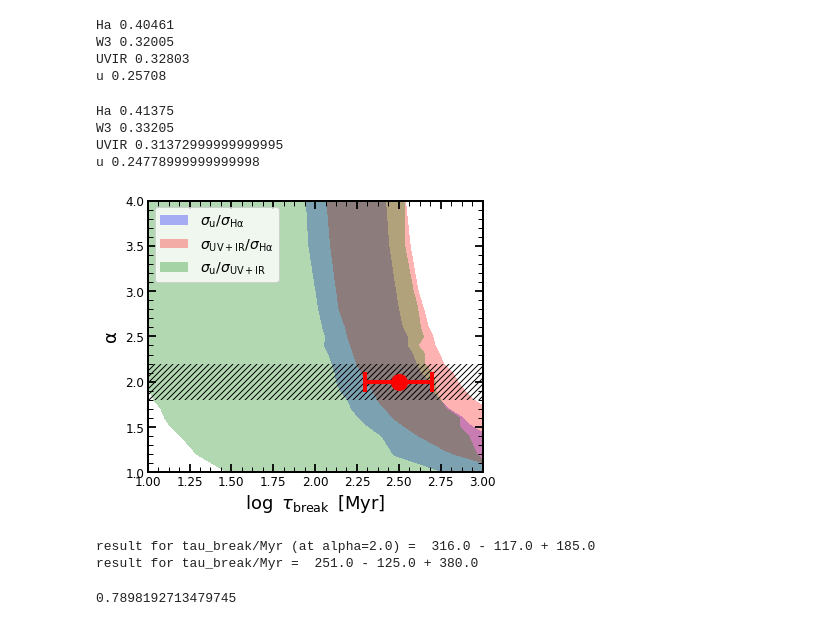
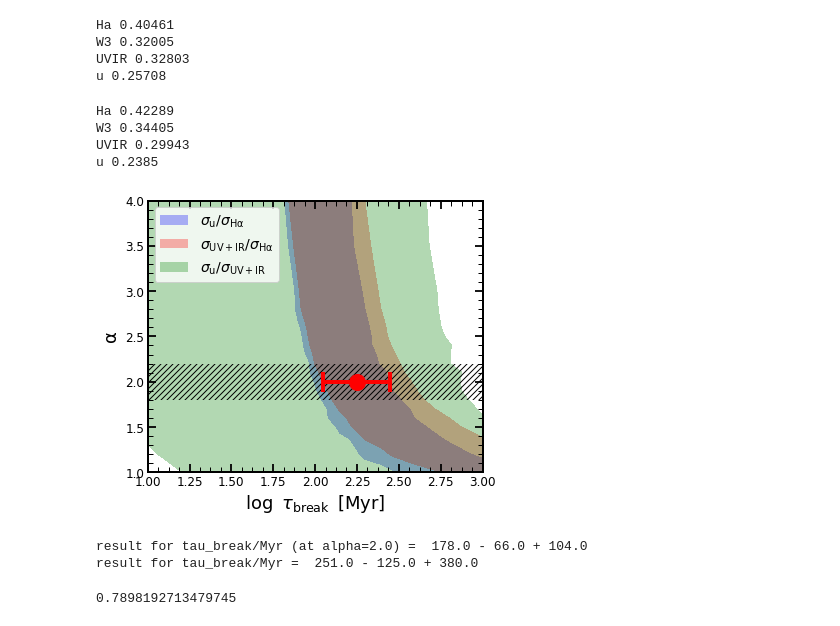
Before and after one commit to stacchella/variability_SFHs, a Jupyter notebook: notebooks/PSD_Analysis.ipynb, the cells around one changed output. Drawn from its saved outputs; the diff is of its cells as text; code cells hidden in the pictures.

```diff
--- a/notebooks/PSD_Analysis.ipynb
+++ b/notebooks/PSD_Analysis.ipynb
@@ -1395,10 +1396,10 @@ u 0.25708
 X, Y = np.meshgrid(np.log10(list_of_tau), list_of_slopes[2:])
 
 def draw_region(axes, scatter_mat, scatter_obs, color_in):
-    delta_err = 0.05
+    delta_err = 1.07
     obs_bias = 0.0
     level1 = [scatter_obs-obs_bias]
-    level2 = [scatter_obs-obs_bias-delta_err, scatter_obs-obs_bias+delta_err]
+    level2 = [1.0/delta_err*(scatter_obs-obs_bias), delta_err*(scatter_obs-obs_bias)]
     #axes.contourf(X, Y, scatter_mat[2:, :], level1, alpha=0.6, colors=color_in, linewidths=20)
     axes.contourf(X, Y, scatter_mat[2:, :], level2, alpha=alpha_fig, colors=color_in, linewidths=1)
 
@@ -1406,45 +1407,45 @@ def draw_region(axes, scatter_mat, scatter_obs, color_in):
 color_list = ['blue', 'red', 'green']
 name_list = [r"$\sigma_{\rm u}/\sigma_{\rm H\alpha}$", r"$\sigma_{\rm UV+IR}/\sigma_{\rm H\alpha}$", r"$\sigma_{\rm u}/\sigma_{\rm UV+IR}$", r"$\sigma_{\rm W3}/\sigma_{\rm H\alpha}$"]
 alpha_fig = 0.3
 
 fig, ax = plt.subplots(nrows=1, ncols=1, figsize=(6.0, 5.0))
 
-idx_M = (table_obs['mass'] > 10.0)
+idx_M = (table_obs['mass'] > 10.0) & (table_obs['mass'] < 10.5)
 
 print 'Ha', np.mean(table_obs[idx_M]['Halpha'])
 print 'W3', np.mean(table_obs[idx_M]['W3'])
 print 'UVIR', np.mean(table_obs[idx_M]['UVIR'])
 print 'u', np.mean(table_obs[idx_M]['u'])
 
 draw_region(ax, sigma_mat_u/sigma_mat_Ha, np.mean(table_obs[idx_M]['u'])/np.mean(table_obs[idx_M]['Halpha']), color_list[0])
 draw_region(ax, sigma_mat_UVIR/sigma_mat_Ha, np.mean(table_obs[idx_M]['UVIR'])/np.mean(table_obs[idx_M]['Halpha']), color_list[1])
 draw_region(ax, sigma_mat_u/sigma_mat_UVIR, np.mean(table_obs[idx_M]['u'])/np.mean(table_obs[idx_M]['UVIR']), color_list[2])
 #draw_region(ax, sigma_mat_W3/sigma_mat_Ha, np.mean(table_obs[idx_M]['W3'])/np.mean(table_obs[idx_M]['Halpha']), color_list[3])
 
 
 ax.fill_between([1.0, 3.0], [1.8, 1.8], [2.2, 2.2], facecolor="none", hatch="////", edgecolor="white", linewidth=0.0, zorder=8)
 
-ax.errorbar(2.5, 2.0, xerr=0.2, fmt='o', color='red', zorder=20, lw=4, ms=16, capsize=10, capthick=4)
+ax.errorbar(2.25, 2.0, xerr=0.2, fmt='o', color='red', zorder=20, lw=4, ms=16, capsize=10, capthick=4)
 
 proxy = [plt.Rectangle((0,0),1,1,fc = pc, alpha=alpha_fig) for pc in color_list]
 ax.legend(proxy, name_list, fontsize=14, loc='upper left')
 
 ax.set_xlabel(r'$\log\/\/\/\tau_{\rm break}\/\/\/[\mathrm{Myr}]$', fontsize=18)
 ax.set_ylabel(r'$\mathrm{\alpha}$', fontsize=18)
 
 plt.savefig(path_figures + 'comparison_observations.pdf', bbox_inches='tight')
 plt.show()
 # %% [output]
-Ha 0.41375
-W3 0.33205
-UVIR 0.31372999999999995
-u 0.24778999999999998
+Ha 0.42289
+W3 0.34405
+UVIR 0.29943
+u 0.2385
-[figure, old version]
+[figure, new version]
 # %%
-print 'result for tau_break/Myr (at alpha=2.0) = ', np.round(10**2.5), '-', np.round(10**2.5-10**2.3), '+', np.round(10**2.7-10**2.5)
+print 'result for tau_break/Myr (at alpha=2.0) = ', np.round(10**2.25), '-', np.round(10**2.25-10**2.05), '+', np.round(10**2.45-10**2.25)
 print 'result for tau_break/Myr = ', np.round(10**2.4), '-', np.round(10**2.4-10**2.1), '+', np.round(10**2.8-10**2.4)
 # %% [output]
-result for tau_break/Myr (at alpha=2.0) =  316.0 - 117.0 + 185.0
+result for tau_break/Myr (at alpha=2.0) =  178.0 - 66.0 + 104.0
 result for tau_break/Myr =  251.0 - 125.0 + 380.0
 # %%
 np.mean(table_obs[idx_M]['u'])/np.mean(table_obs[idx_M]['UVIR'])
```
Also changed, not shown: parts of 1 cell of this notebook, 1 other file.
